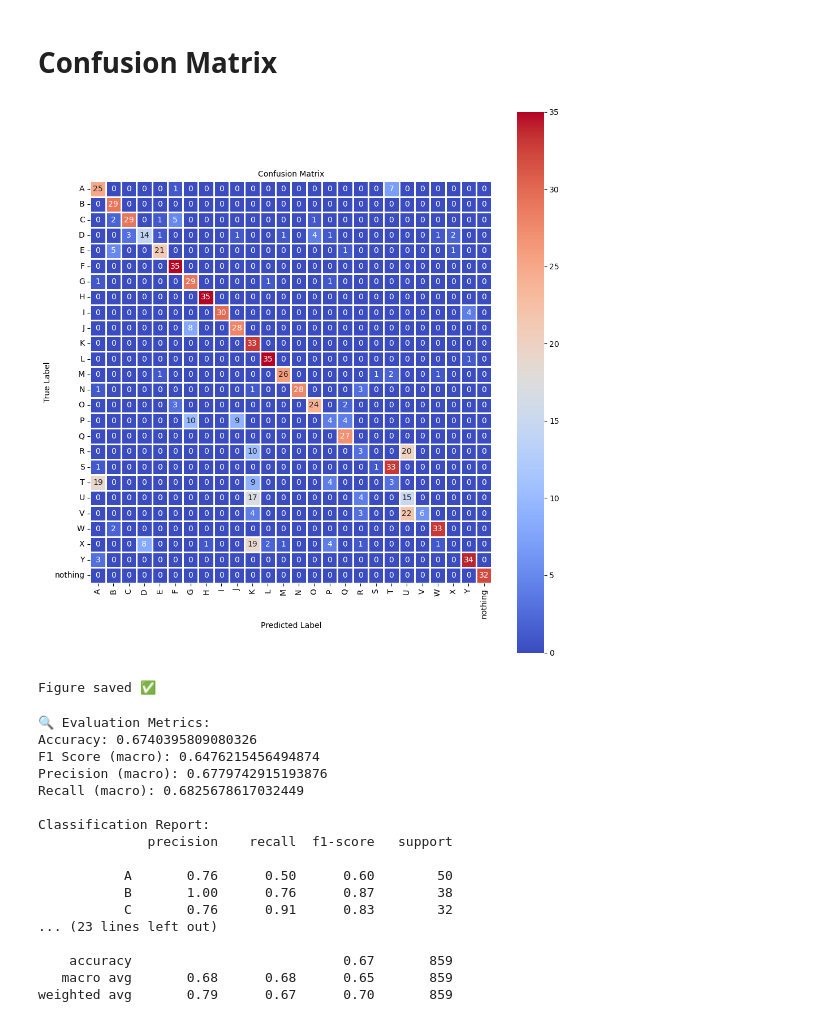
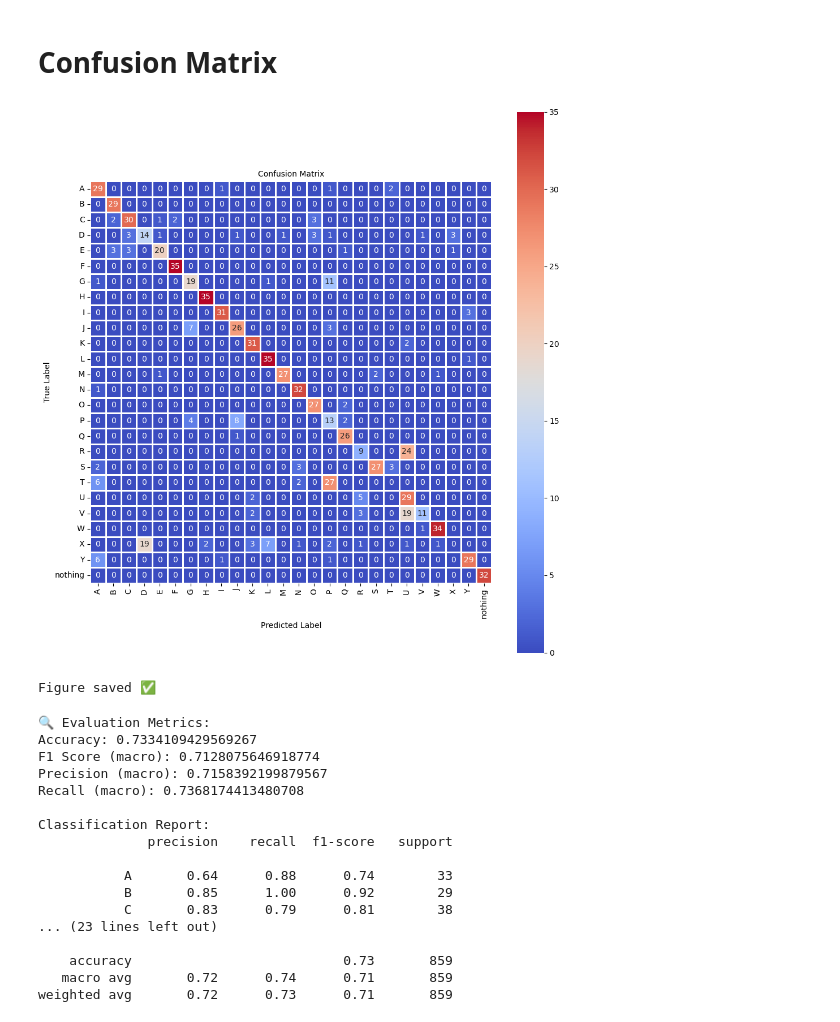
Before and after one commit to Viathorr/ASL-Alphabet-Gestures-Recognition, a Jupyter notebook: notebooks/02_model_predictions.ipynb, the cells around one changed output. Drawn from its saved outputs; the diff is of its cells as text; code cells hidden in the pictures.

Commit message:
Add current best model evaluation, update mean and std values with respect to the dataset, add mean&std computation util function, update .gitignore

```diff
--- a/notebooks/02_model_predictions.ipynb
+++ b/notebooks/02_model_predictions.ipynb
@@ -34,8 +35,8 @@ print(class_to_idx)
 data_dir = os.path.abspath(os.path.join(os.getcwd(), "..", "data"))
 model_dir = os.path.abspath(os.path.join(os.getcwd(), "..", "src", "models", "checkpoints"))
 # %%
-model = ASLAlphabetClassificationModel(num_classes=num_signs)
-model.load_state_dict(torch.load(os.path.join(model_dir, "model_state_dict.pth"), map_location=torch.device("cpu")))
+model = ASLAlphabetClassificationModel(num_signs, 128, 128)
+model.load_state_dict(torch.load(os.path.join(model_dir, "final_model_state_dict.pth"), map_location=torch.device("cpu")))
 model.eval()
 # %% [output]
 ASLAlphabetClassificationModel(
@@ -58,5 +80,5 @@ ASLAlphabetClassificationModel(
 # %%
-test_transforms = get_test_transforms()
+test_transforms = get_grayscale_test_transforms()
 
 test_dataset = ASLAlphabetDataset(
     data_dir=os.path.join(data_dir, "asl-alphabet-test"),
@@ -71,30 +93,30 @@ test_dataloader = DataLoader(test_dataset, batch_size=32, shuffle=False, num_wor
 # %%
 reports_dir = os.path.abspath(os.path.join(os.getcwd(), "..", "reports", "evaluation"))
 
 y_true, y_pred = get_predictions(model, dataloader=test_dataloader)
 fig = plot_confusion_matrix(y_true, y_pred, signs)
 
-save_figure(fig, os.path.join(reports_dir, "confusion_matrix.png"))
+save_figure(fig, os.path.join(reports_dir, "final_confusion_matrix.png"))
 # %% [output]
-[figure, old version]
+[figure, new version]
 Figure saved ✅
 # %%
 _ = evaluate_model(model, test_dataloader, signs)
 # %% [output]
 🔍 Evaluation Metrics:
-Accuracy: 0.6740395809080326
-F1 Score (macro): 0.6476215456494874
-Precision (macro): 0.6779742915193876
-Recall (macro): 0.6825678617032449
+Accuracy: 0.7334109429569267
+F1 Score (macro): 0.7128075646918774
+Precision (macro): 0.7158392199879567
+Recall (macro): 0.7368174413480708
 
 Classification Report:
               precision    recall  f1-score   support
 
-           A       0.76      0.50      0.60        50
-           B       1.00      0.76      0.87        38
-           C       0.76      0.91      0.83        32
+           A       0.64      0.88      0.74        33
+           B       0.85      1.00      0.92        29
+           C       0.83      0.79      0.81        38
 ... (23 lines left out)
 
-    accuracy                           0.67       859
-   macro avg       0.68      0.68      0.65       859
-weighted avg       0.79      0.67      0.70       859
+    accuracy                           0.73       859
+   macro avg       0.72      0.74      0.71       859
+weighted avg       0.72      0.73      0.71       859
```
Also changed, not shown: parts of 3 cells of this notebook, 6 other files.
